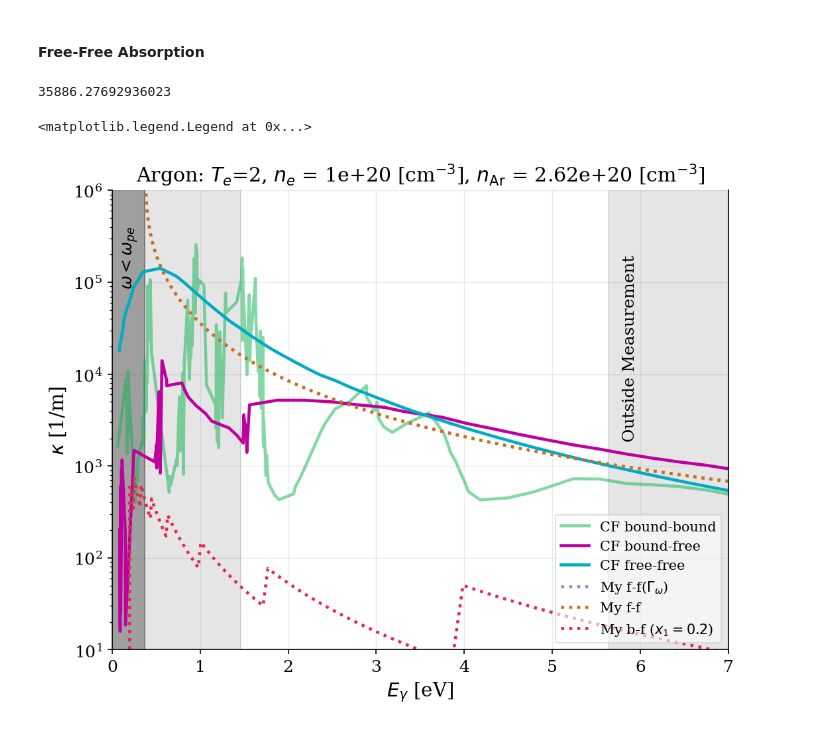
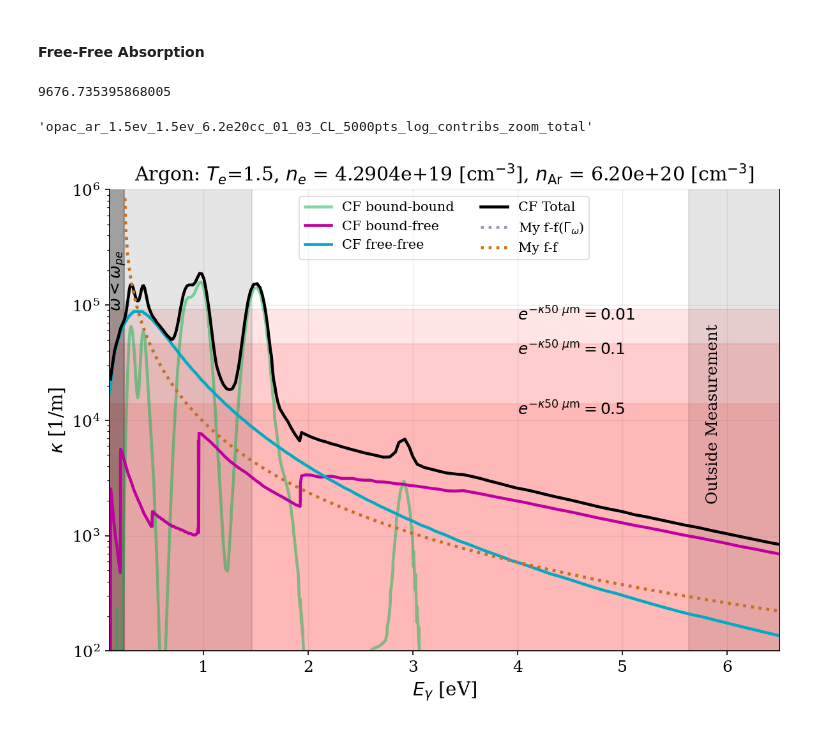
Before and after one commit to MurilloGroupMSU/Two-Temperature-Model, a Jupyter notebook: jupyter/Plasma_Information/Opacity.ipynb, the cells around one changed output. Cells and saved outputs as stored; diff of their text form; code cells hidden in the pictures.

Commit message:
new opacity compariosn

```diff
--- a/jupyter/Plasma_Information/Opacity.ipynb
+++ b/jupyter/Plasma_Information/Opacity.ipynb
@@ -36,11 +36,11 @@ eV_to_J = eV_to_AU*AU_to_J
 # %% [markdown]
 ### Argon based on Chris Fontes
 # %%
-Te_eV = 2 #eV
-ne_invcc = 1e20
-Zbar = 0.381
-nn_invcc = ne_invcc/Zbar
+Te_eV = 1.5 #eV
+nn_invcc = 6.2e20
 Ar_nn_invcc = nn_invcc
+Zbar = 6.92e-2
+ne_invcc = Ar_nn_invcc*Zbar
 # %%
 element='Ar'
 
@@ -162,12 +160,19 @@ def get_κff_absorption_new(Eγ_eV, x1 = Zbar):
 
 get_κff_absorption_new(1)
 # %% [output]
-35886.27692936023
+9676.735395868005
+# %%
+"opac_ar_1.5ev_1.5ev_6.2e20cc_01_03_CL_5000pts_log_contribs_zoom_total"
+# %% [output]
+'opac_ar_1.5ev_1.5ev_6.2e20cc_01_03_CL_5000pts_log_contribs_zoom_total'
 # %%
 CF_dir = "/home/zach/plasma/ucla/data/CF_Collisional_Radiative/"
-ff_opacity_data = read_csv(CF_dir + "Ar_Te=2eV_ne=1e20/opacity/opac_ar_2ev_0ev_1e20cc_01_03_CL_5000pts_free-free.txt", delim_whitespace=True, header=0)
-bf_opacity_data = read_csv(CF_dir + "Ar_Te=2eV_ne=1e20/opacity/opac_ar_2ev_0ev_1e20cc_01_03_CL_5000pts_free-bound.txt", delim_whitespace=True, header=0)
-bb_opacity_data = read_csv(CF_dir + "Ar_Te=2eV_ne=1e20/opacity/opac_ar_2ev_0ev_1e20cc_01_03_CL_5000pts_bound-bound.txt", delim_whitespace=True, header=0)
+Ar_type_dir = "Ar_Te=Tr=1.5eV_nAr=6.2e20invcc"
+file_basename = "/opac_ar_1.5ev_1.5ev_6.2e20cc_01_03_CL_5000pts_log_contribs_zoom_"
+ff_opacity_data = read_csv(CF_dir+ Ar_type_dir + file_basename + "free-free.txt", delim_whitespace=True, header=0)
+bf_opacity_data = read_csv(CF_dir + Ar_type_dir + file_basename + "bound-free.txt", delim_whitespace=True, header=0)
+bb_opacity_data = read_csv(CF_dir + Ar_type_dir + file_basename + "bound-bound.txt", delim_whitespace=True, header=0)
+tot_opacity_data = read_csv(CF_dir + Ar_type_dir + file_basename + "total.txt", delim_whitespace=True, header=0)
 
 bb_opacity_Eγ_eV = bb_opacity_data['E_γ[eV]']
 bb_opacity_κ_invm = ρi_kginvm3*bb_opacity_data['opacity[cm^2/g]']*1e3*1e-4 # kg/m^3 x m^2/g = 1/m
@@ -177,38 +182,56 @@ bf_opacity_κ_invm = ρi_kginvm3*bf_opacity_data['opacity[cm^2/g]']*1e3*1e-4 # k
 
 ff_opacity_Eγ_eV = ff_opacity_data['E_γ[eV]']
 ff_opacity_κ_invm = ρi_kginvm3*ff_opacity_data['opacity[cm^2/g]']*1e3*1e-4 # kg/m^3 x m^2/g = 1/m
+
+tot_opacity_Eγ_eV = tot_opacity_data['E_γ[eV]']
+tot_opacity_κ_invm = ρi_kginvm3*tot_opacity_data['opacity[cm^2/g]']*1e3*1e-4 # kg/m^3 x m^2/g = 1/m
 # %%
 fig, ax = plt.subplots(figsize=(8,6), dpi=150)
 
 ax.set_title(r"Argon: $T_e$={0}, $n_e$ = {1} [cm$^{{-3}}$], $n_{{\rm Ar}}$ = {2:0.2e} [cm$^{{-3}}$]".format(Te_eV, ne_invcc, nn_invcc ))
 ax.plot(bb_opacity_Eγ_eV , bb_opacity_κ_invm, label= "CF bound-bound", alpha=0.5 )
 ax.plot(bf_opacity_Eγ_eV , bf_opacity_κ_invm, label= "CF bound-free" )
 ax.plot(ff_opacity_Eγ_eV , ff_opacity_κ_invm, label= "CF free-free" )
+ax.plot(tot_opacity_Eγ_eV , tot_opacity_κ_invm, 'k', label= "CF Total" )
 
 Eγ_eV_array= np.geomspace(1e-1,50, num=200)
 ax.plot(Eγ_eV_array , get_κff_absorption_new(Eγ_eV_array),':', label="My f-f($\Gamma_\omega $)")
 ax.plot(Eγ_eV_array , get_κff_absorption_new(Eγ_eV_array),':', label="My f-f")
-ax.plot(Eγ_eV_array , get_κbf_absorption_new(nn_invcc, Te_K*K_to_eV, Eγ_eV_array ),':', label=r"My b-f ($x_1=0.2$)")
+# ax.plot(Eγ_eV_array , get_κbf_absorption_new(nn_invcc, Te_K*K_to_eV, Eγ_eV_array ),':', label=r"My b-f ($x_1=0.2$)")
+
+κ_0p5_50μm = -np.log(0.5)/50e-6
+ax.fill_between(Eγ_eV_array, 1e-10, κ_0p5_50μm  , color='r', alpha=0.1) # trasmittance = e^(-κ L )
+ax.text(4,0.8*κ_0p5_50μm, r"$e^{-\kappa 50\ \mu {\rm m}}=0.5$", rotation=0)
+
+κ_0p1_50μm = -np.log(0.1)/50e-6
+ax.fill_between(Eγ_eV_array, 1e-10, κ_0p1_50μm  , color='r', alpha=0.1) # trasmittance = e^(-κ L )
+ax.text(4,0.8*κ_0p1_50μm, r"$e^{-\kappa 50\ \mu {\rm m}}=0.1$", rotation=0)
+
+κ_0p01_50μm = -np.log(0.01)/50e-6
+ax.fill_between(Eγ_eV_array, 1e-10, κ_0p01_50μm  , color='r', alpha=0.1) # trasmittance = e^(-κ L )
+ax.text(4,0.8*κ_0p01_50μm, r"$e^{-\kappa 50\ \mu {\rm m}}=0.01$", rotation=0)
+
 
 # ax.set_xscale('log')
 ax.set_yscale('log')
 ax.set_xlabel(r"$E_\gamma$ [eV]")
 ax.set_ylabel(r"$\kappa$ [1/m]")
-ax.set_xlim(0,7)
-ax.set_ylim(1e1,1e6)
+ax.set_xlim(0.1,6.5)
+ax.set_ylim(1e2,1e6)
 
 E_pe = SMT.electron_plasma_frequency(ne_invm3)*hbar*J_to_eV
 ax.fill_betweenx(np.linspace(0,1e8, num=2), 0, E_pe, color='k', alpha=0.3)
 ax.fill_betweenx(np.linspace(0,1e8, num=2), 0, λ_nm_to_Eγ(850), color='k', alpha=0.1)
 ax.fill_betweenx(np.linspace(0,1e8, num=2), λ_nm_to_Eγ(220), 200, color='k', alpha=0.1)
 
 ax.text(5.8,0.2e4, "Outside Measurement", rotation=90)
 ax.text(0.1,1e5, r"$\omega < \omega_{pe}$", rotation=90)
 
 # ax.set_ylim(0,1e4)
-ax.legend(loc='lower right')
+ax.legend(loc='upper center', ncol=2)
 # ax.set_xscale('log')
 # ax.set_xlim(1e-1,None)
+plt.tight_layout()
+plt.savefig("../../media/" + Ar_type_dir + "combined.png", dpi=200)
 # %% [output]
-<matplotlib.legend.Legend at 0x...>
-[figure, old version]
+[figure, new version]
```
Also changed, not shown: parts of 1 cell of this notebook, 9 other files.
